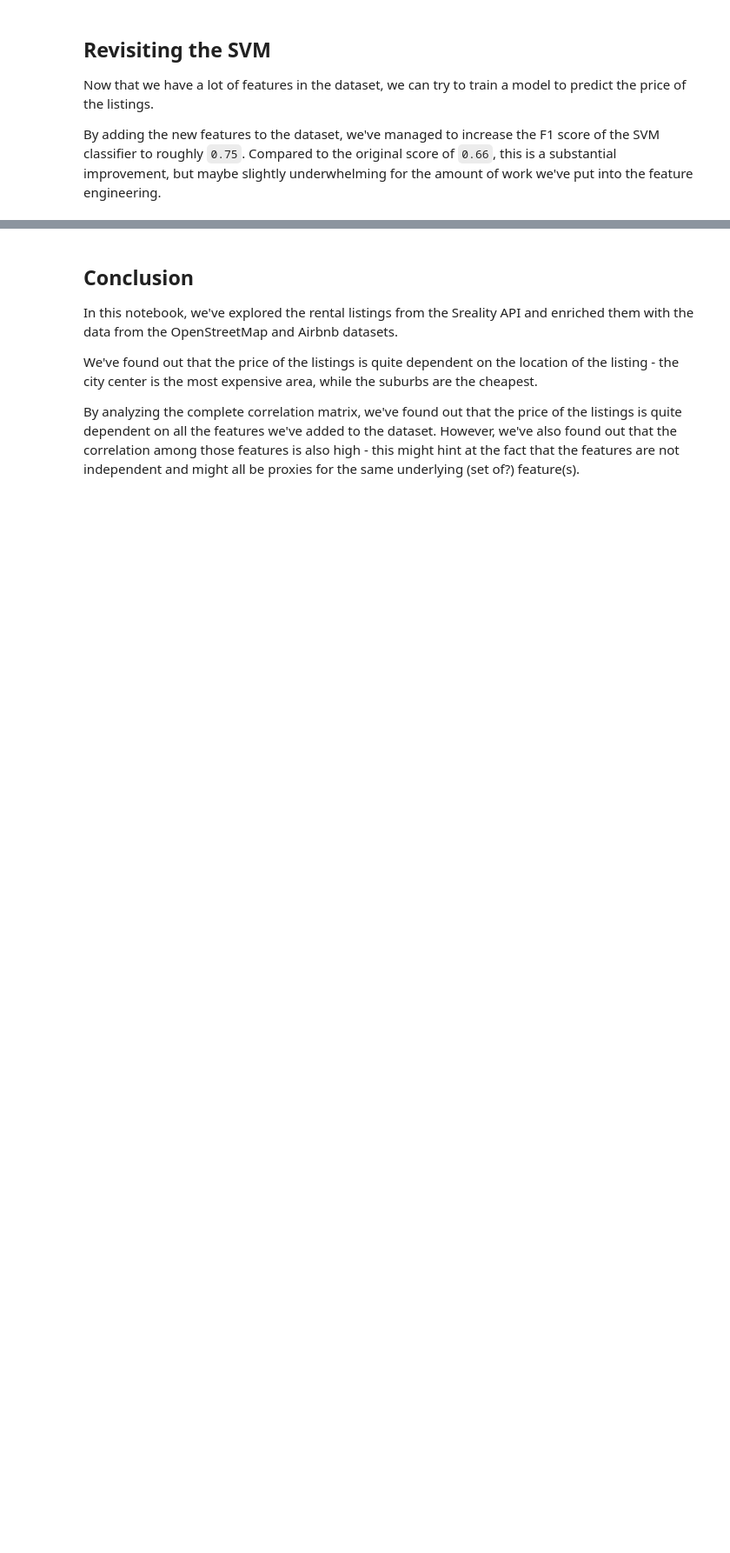
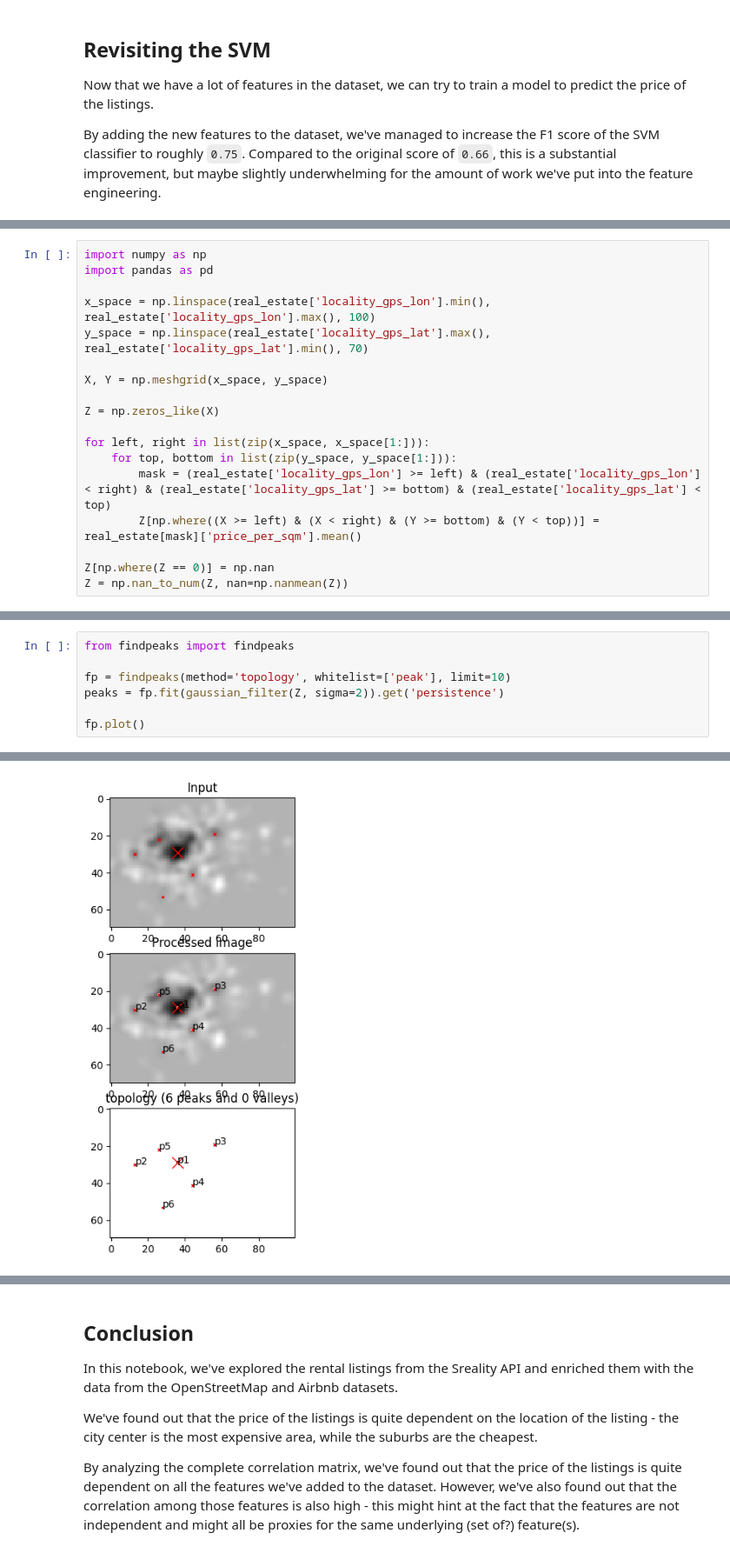
Before and after one commit to barjin/ndbi023-project, a Jupyter notebook: index.ipynb, the cells around one changed output, grey strips where cells are left out. Shown: that part at 87% size. Cells and saved outputs as stored; diff of their text form; blank space fills up the shorter version.

```diff
--- a/index.ipynb
+++ b/index.ipynb
@@ -658,0 +671,18 @@ print(metrics.f1_score(y_test, pred))
+# %%
+import numpy as np
+import pandas as pd
+
+x_space = np.linspace(real_estate['locality_gps_lon'].min(), real_estate['locality_gps_lon'].max(), 100)
+y_space = np.linspace(real_estate['locality_gps_lat'].max(), real_estate['locality_gps_lat'].min(), 70)
+
+X, Y = np.meshgrid(x_space, y_space)
+
+Z = np.zeros_like(X)
+
+for left, right in list(zip(x_space, x_space[1:])):
+    for top, bottom in list(zip(y_space, y_space[1:])):
+        mask = (real_estate['locality_gps_lon'] >= left) & (real_estate['locality_gps_lon'] < right) & (real_estate['locality_gps_lat'] >= bottom) & (real_estate['locality_gps_lat'] < top)
+        Z[np.where((X >= left) & (X < right) & (Y >= bottom) & (Y < top))] = real_estate[mask]['price_per_sqm'].mean()
+
+Z[np.where(Z == 0)] = np.nan
+Z = np.nan_to_num(Z, nan=np.nanmean(Z))
@@ -658,0 +745,8 @@ print(metrics.f1_score(y_test, pred))
+# %%
+from findpeaks import findpeaks
+
+fp = findpeaks(method='topology', whitelist=['peak'], limit=10)
+peaks = fp.fit(gaussian_filter(Z, sigma=2)).get('persistence')
+
+fp.plot()
+# %% [output]
@@ -658,0 +760 @@ print(metrics.f1_score(y_test, pred))
+[figure, added]
```
Also changed, not shown: parts of 17 cells of this notebook, 14 other files.
